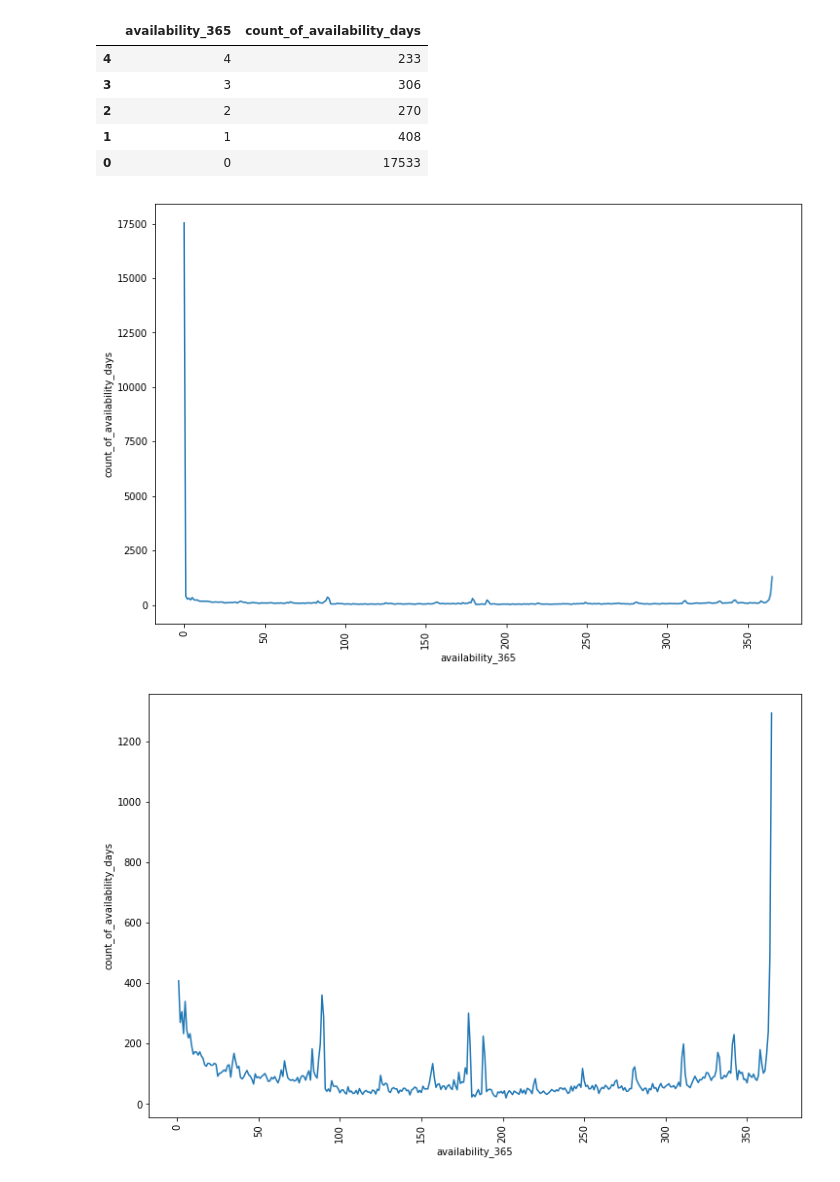
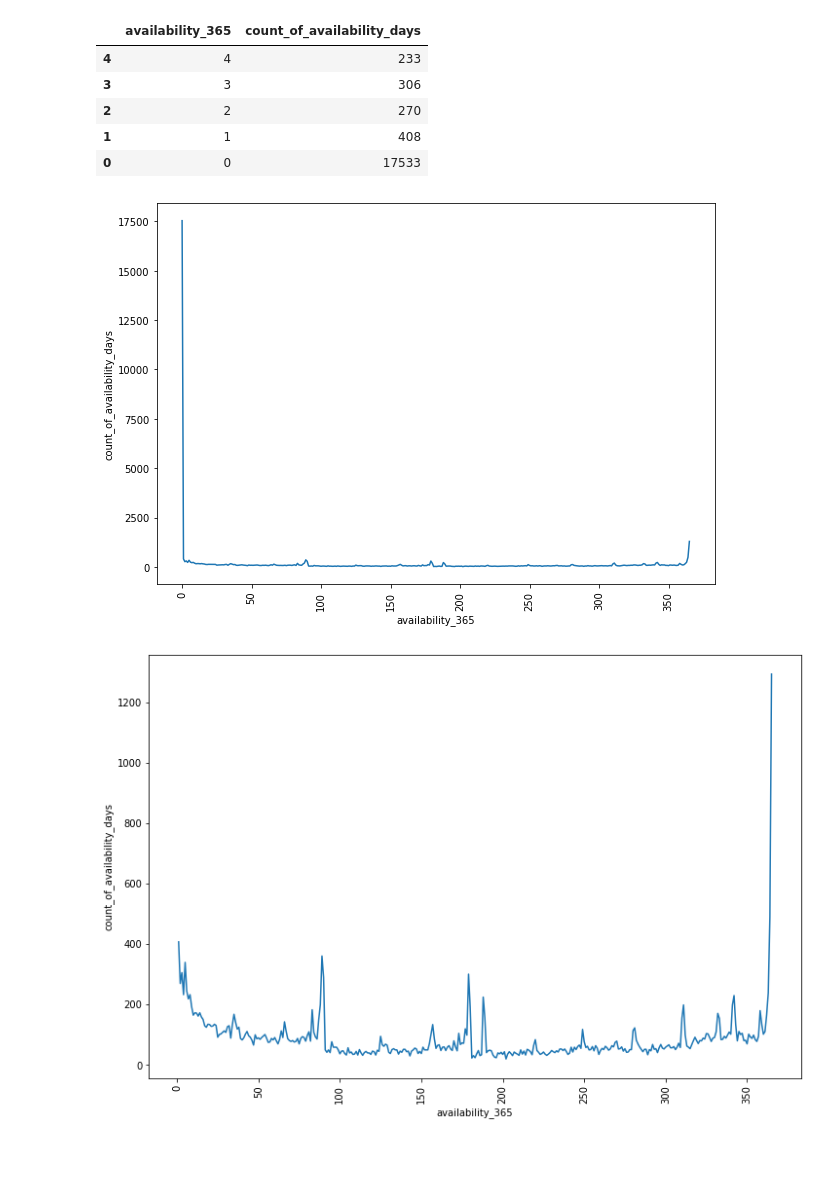
Before and after one commit to Sanjaycsk/AirBnb-EDA, a Jupyter notebook: AirBnB_Project.ipynb, the cells around one changed output. Cells and saved outputs as stored; diff of their text form; code cells hidden in the pictures; blank space fills up the shorter version.

```diff
--- a/AirBnB_Project.ipynb
+++ b/AirBnB_Project.ipynb
@@ -622,15 +617,15 @@ availability_counts_checker.tail()
 # %%
 availability_counts_checker1 = availability_counts_checker[availability_counts_checker['availability_365'] >0]
 # %%
-plt.figure(figsize=(12,8))
+plt.figure(figsize=(10,7))
 # Bronx_neighbourhood_top10 = Bronx_neighbourhood_top10.sort_values('count' ,ascending= False)
 ax = sns.lineplot(x="availability_365", y="count_of_availability_days", data=availability_counts_checker, palette=sns.color_palette("pastel", 10))
 plt.xticks(rotation='vertical')
 # ax.grid(b=True, which='major', color='#d3d3d3', linewidth=1.0)
 # ax.grid(b=True, which='minor', color='#d3d3d3', linewidth=0.5)
 plt.show()
 # %% [output]
-[figure, old version]
+[figure, new version]
 # %%
 plt.figure(figsize=(12,8))
 # Bronx_neighbourhood_top10 = Bronx_neighbourhood_top10.sort_values('count' ,ascending= False)
```
Also changed, not shown: parts of 11 cells of this notebook.
